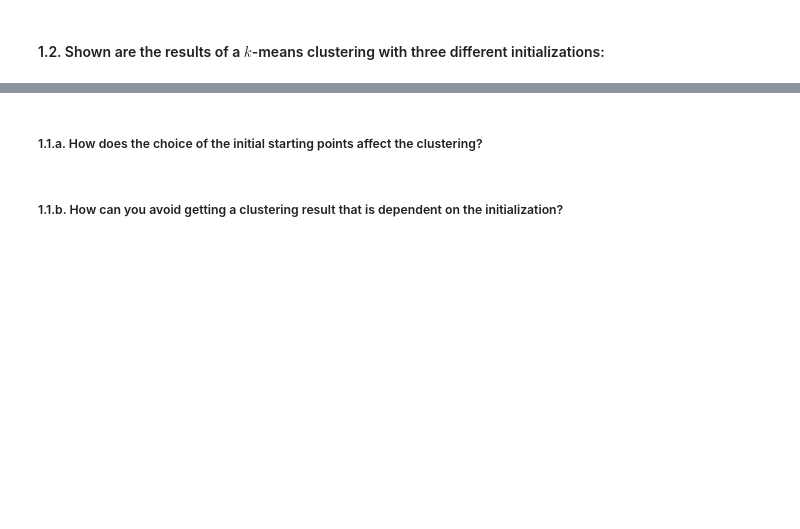
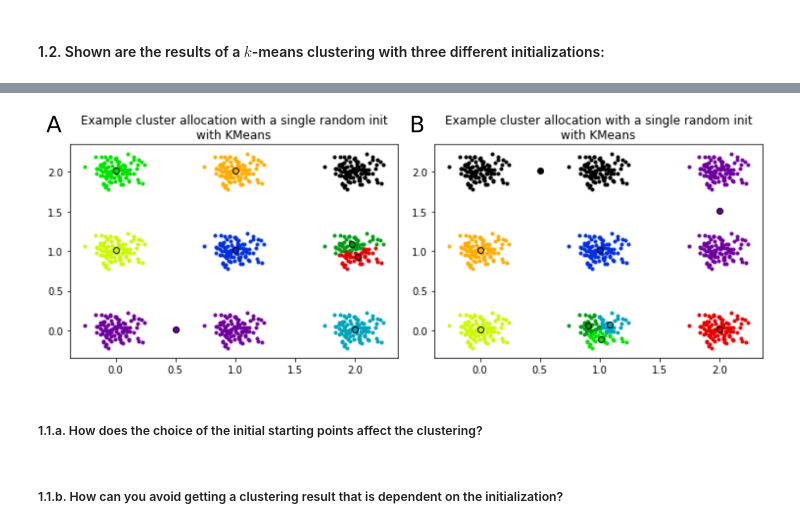
Before and after one commit to FabriceBeaumont/MA-INF_4216_Biomedical_DS_and_AI, a Jupyter notebook: Sheet5/Assignment5_Solutions.ipynb, the cells around one changed output, grey strips where cells are left out. Cells and saved outputs as stored; diff of their text form; code cells hidden in the pictures; blank space fills up the shorter version.

Commit message:
Initialization of Sheet 5 complete

```diff
--- a/Sheet5/Assignment5_Solutions.ipynb
+++ b/Sheet5/Assignment5_Solutions.ipynb
@@ -49,3 +63,7 @@ And what is up with the strange exercise naming conventions like in Exercise 3 (
+# %%
+Image('img_sheet5_ex1-2.png')
+# %% [output]
+[figure, added]
 # %% [markdown]
 ##### 1.1.a. How does the choice of the initial starting points affect the clustering?
 # %% [markdown]
```
Also changed, not shown: parts of 3 cells of this notebook.
